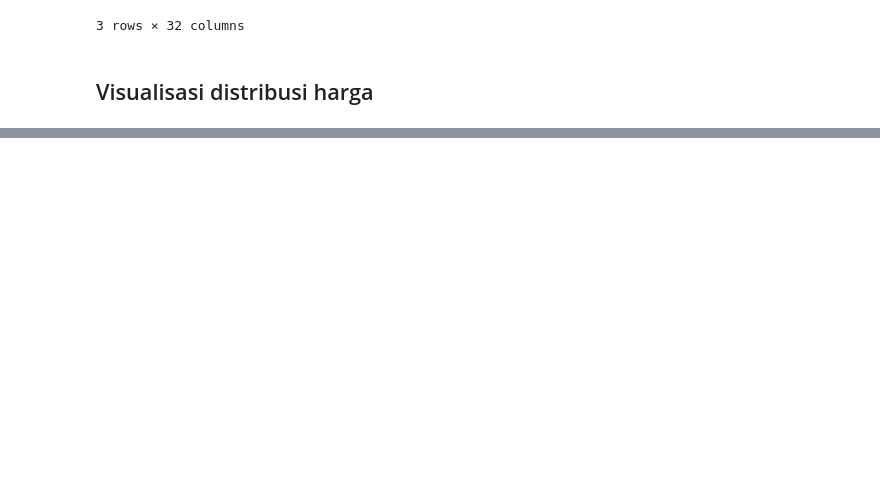
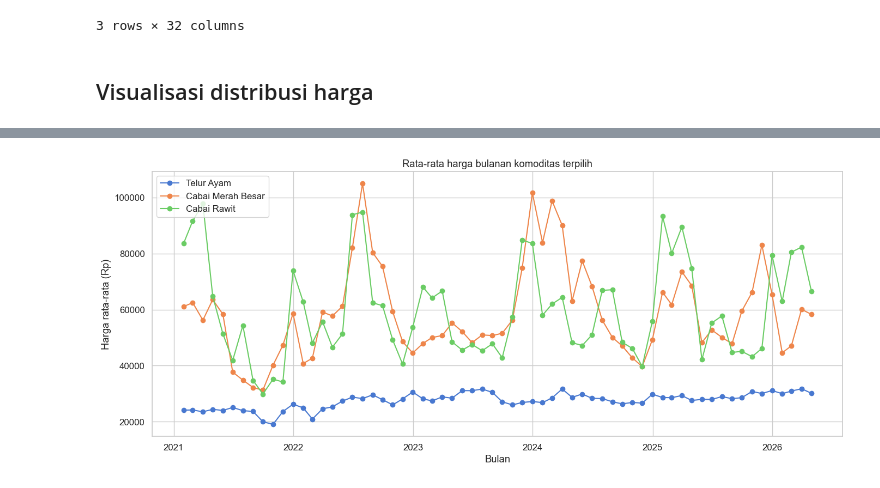
Before and after one commit to jeebrielibr/ProjectML_PrediksiHargaCabai, a Jupyter notebook: notebook/Data Understanding - Dataset Harga Bahan Pokok.ipynb, the cells around one changed output, grey strips where cells are left out. Cells and saved outputs as stored; diff of their text form; code cells hidden in the pictures; blank space fills up the shorter version.

```diff
--- a/notebook/Data Understanding - Dataset Harga Bahan Pokok.ipynb
+++ b/notebook/Data Understanding - Dataset Harga Bahan Pokok.ipynb
@@ -440,0 +409,17 @@ dtype: int64
+# %%
+# Rata-rata bulanan untuk komoditas terpilih
+monthly = harga_time.resample("ME").mean()
+selected_monthly = [c for c in ["Telur Ayam", "Cabai Merah Besar", "Cabai Rawit"] if c in monthly.columns]
+
+plt.figure(figsize=(14, 6))
+for col in selected_monthly:
+    plt.plot(monthly.index, monthly[col], marker="o", label=col)
+
+plt.legend(loc="upper left")
+plt.title("Rata-rata harga bulanan komoditas terpilih")
+plt.xlabel("Bulan")
+plt.ylabel("Harga rata-rata (Rp)")
+plt.tight_layout()
+plt.show()
+# %% [output]
+[figure, added]
```
Also changed, not shown: parts of 13 cells of this notebook, 9 other files.
